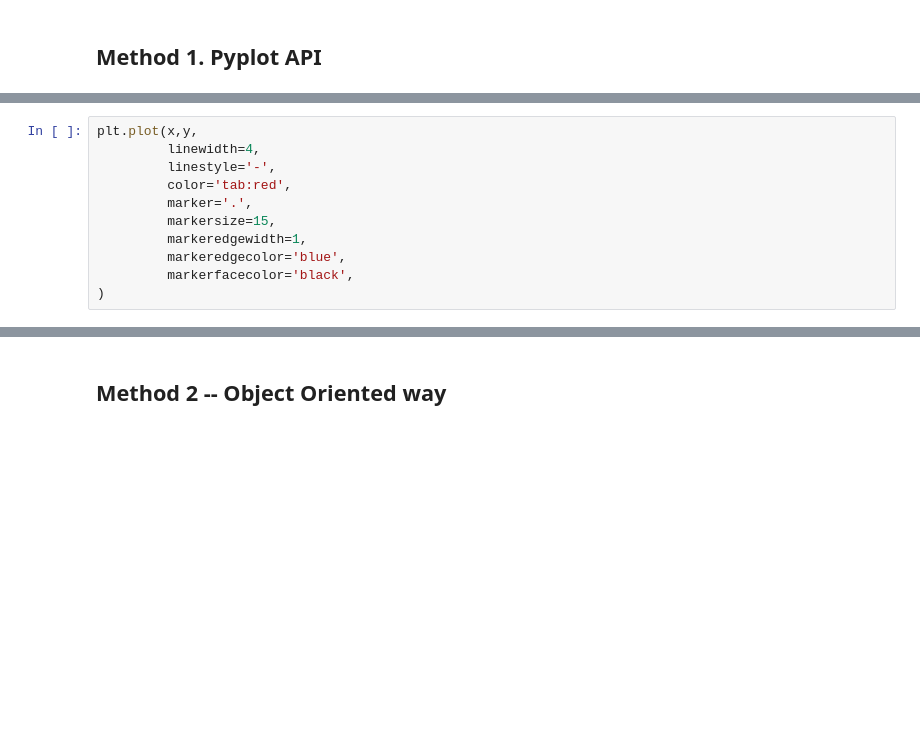
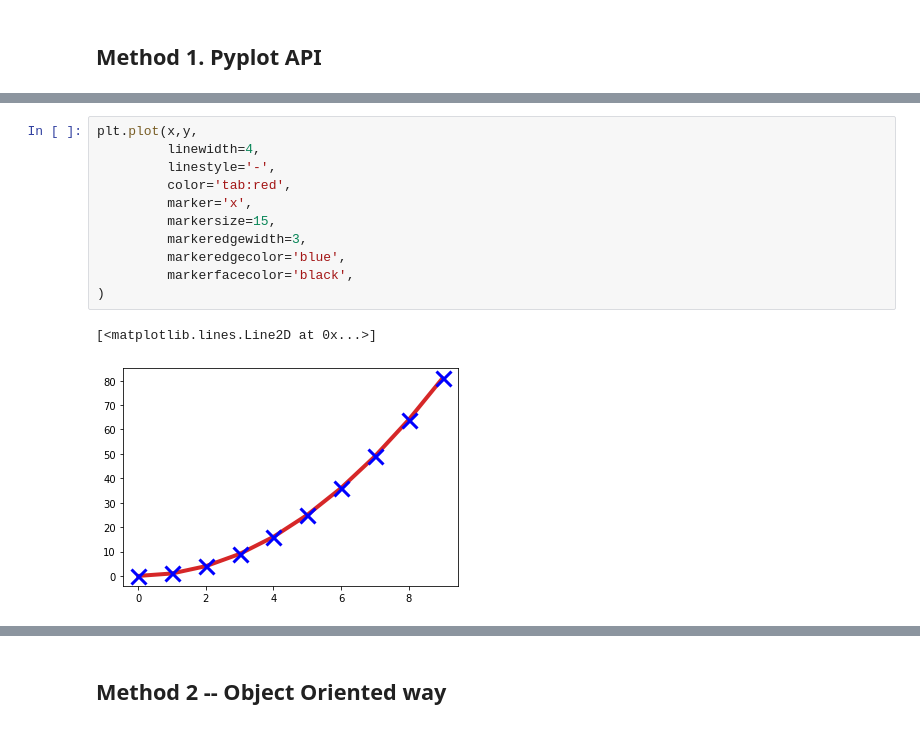
Before and after one commit to hgesel/eas503, a Jupyter notebook: week14/Week14_Vis.ipynb, the cells around one changed output, grey strips where cells are left out. Drawn from its saved outputs; the diff is of its cells as text; blank space fills up the shorter version.

```diff
--- a/week14/Week14_Vis.ipynb
+++ b/week14/Week14_Vis.ipynb
@@ -96,14 +123,17 @@ plt.plot(x,y, 'r--')
 # %%
 plt.plot(x,y,
          linewidth=4,
          linestyle='-',
          color='tab:red',
-         marker='.',
+         marker='x',
          markersize=15,
-         markeredgewidth=1,
+         markeredgewidth=3,
          markeredgecolor='blue',
          markerfacecolor='black',
 )
+# %% [output]
+[<matplotlib.lines.Line2D at 0x...>]
+[figure, added]
 # %%
 # Shortcut for controlling the line style and color
 # plt.plot(x,y, 'y--')
```
Also changed, not shown: parts of 35 cells of this notebook, 2 other files.
